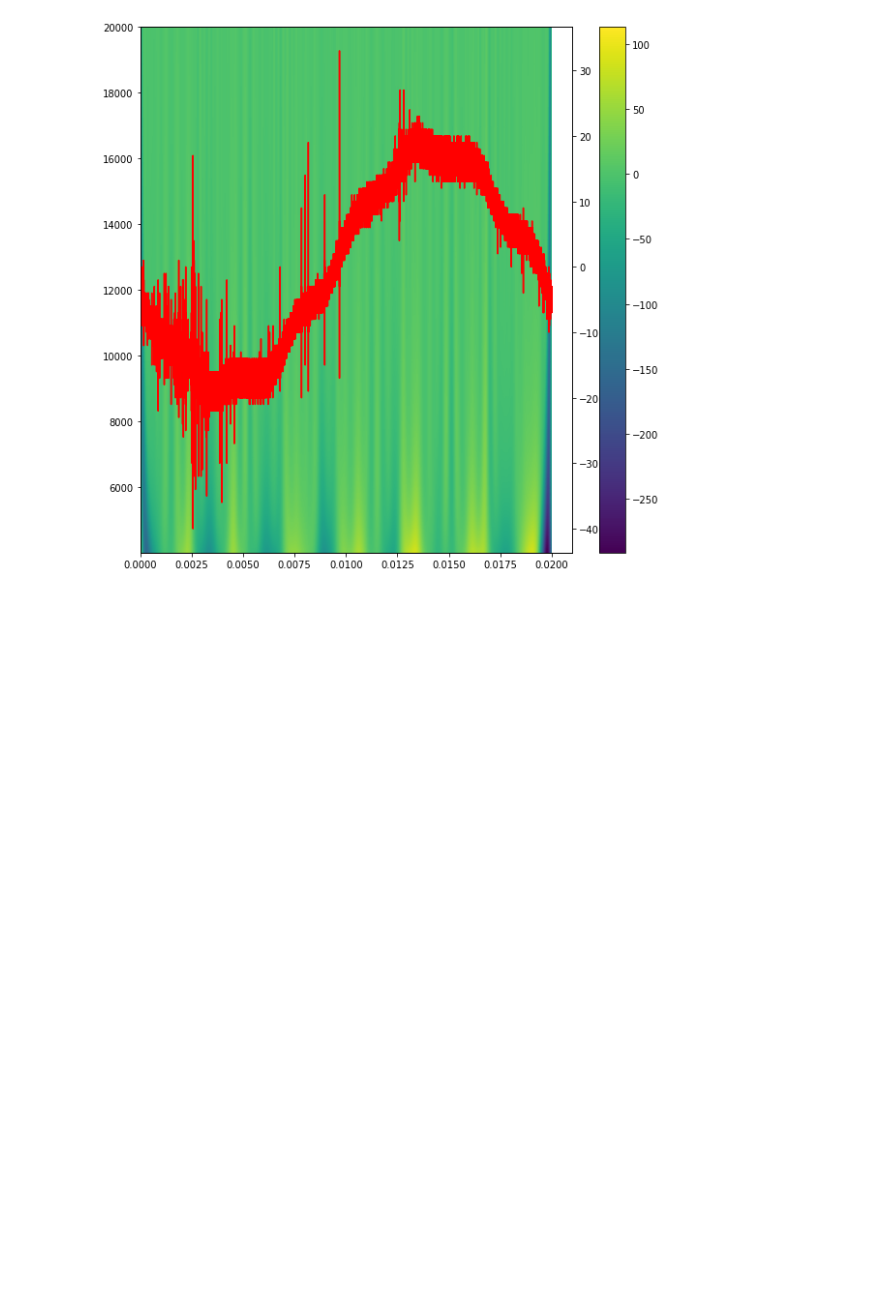
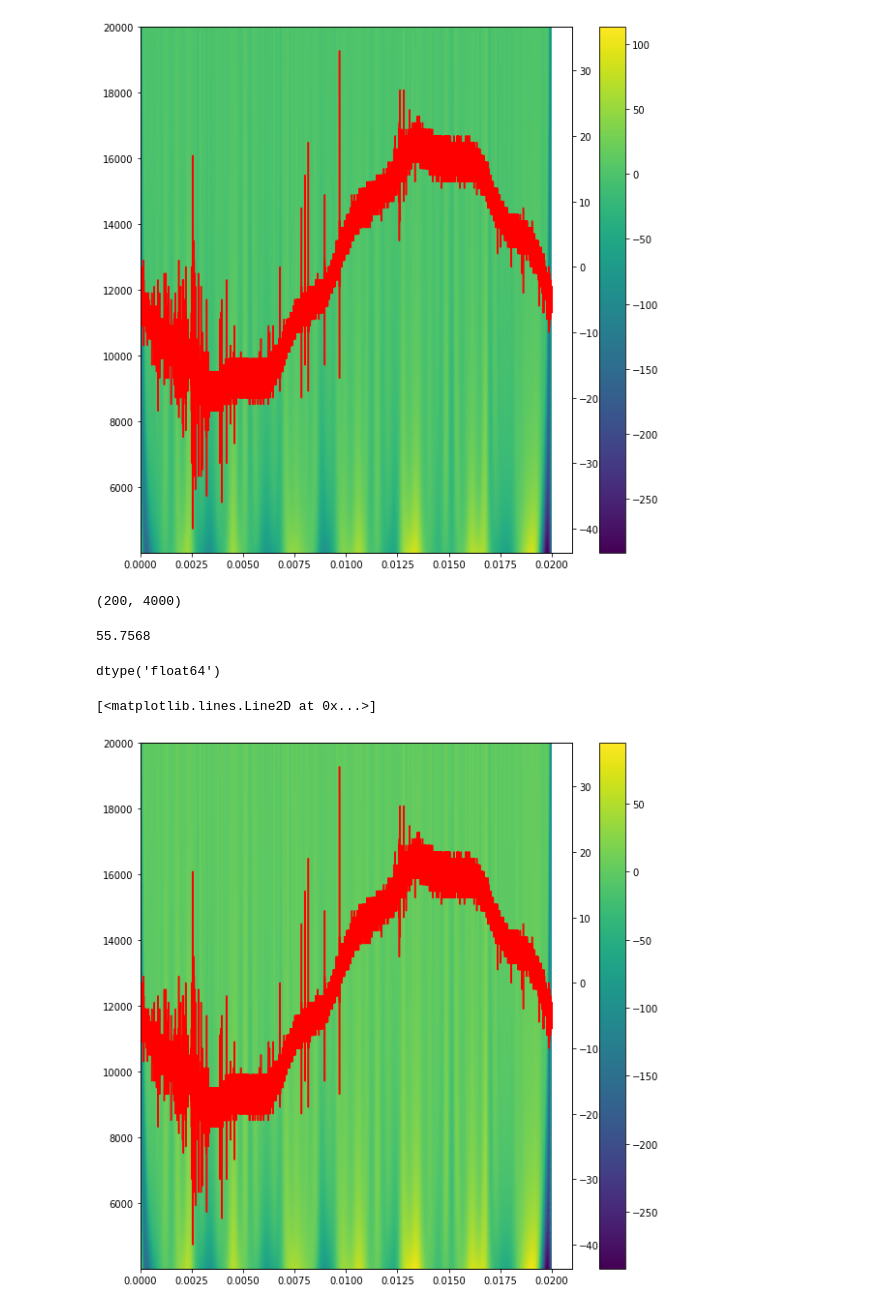
Before and after one commit to tqhdesilva/AMATH582FinalProject, a Jupyter notebook: notebooks/Spectrograms.ipynb, the cells around one changed output. Drawn from its saved outputs; the diff is of its cells as text; code cells hidden in the pictures; blank space fills up the shorter version.

Commit message:
added plot for better sampling of cwt

```diff
--- a/notebooks/Spectrograms.ipynb
+++ b/notebooks/Spectrograms.ipynb
@@ -159,3 +159,33 @@ ax2.plot([j / Fs for j in range(800000)], train.iloc[:, 4], c="r")
 # %% [output]
 [<matplotlib.lines.Line2D at 0x...>]
 [figure]
+# %%
+z_filt.shape
+# %% [output]
+(200, 4000)
+# %%
+z_filt.nbytes * 8712 / 1e9 # our train size is 8712
+# %% [output]
+55.7568
+# %%
+z_filt.dtype
+# %% [output]
+dtype('float64')
+# %%
+downsampled = signal.resample(train.iloc[:, 4], 800000 // 2)
+widths = [i for i in range(1000, 5000, 20)]
+z = signal.cwt(downsampled, signal.ricker, widths)
+z_filt = signal.resample(z, num=z.shape[1] // 400, axis=1)
+plt.figure(figsize=(10, 10))
+plt.pcolormesh(
+    [100 * j / (Fs / 8) for j in range(1000)],
+    [Fs / 2 / (j) for j in widths],
+    z_filt,
+
+)
+plt.colorbar()
+ax2 = plt.twinx()
+ax2.plot([j / Fs for j in range(800000)], train.iloc[:, 4], c="r")
+# %% [output]
+[<matplotlib.lines.Line2D at 0x...>]
+[figure, added]
```
Also changed, not shown: parts of 6 cells of this notebook.
